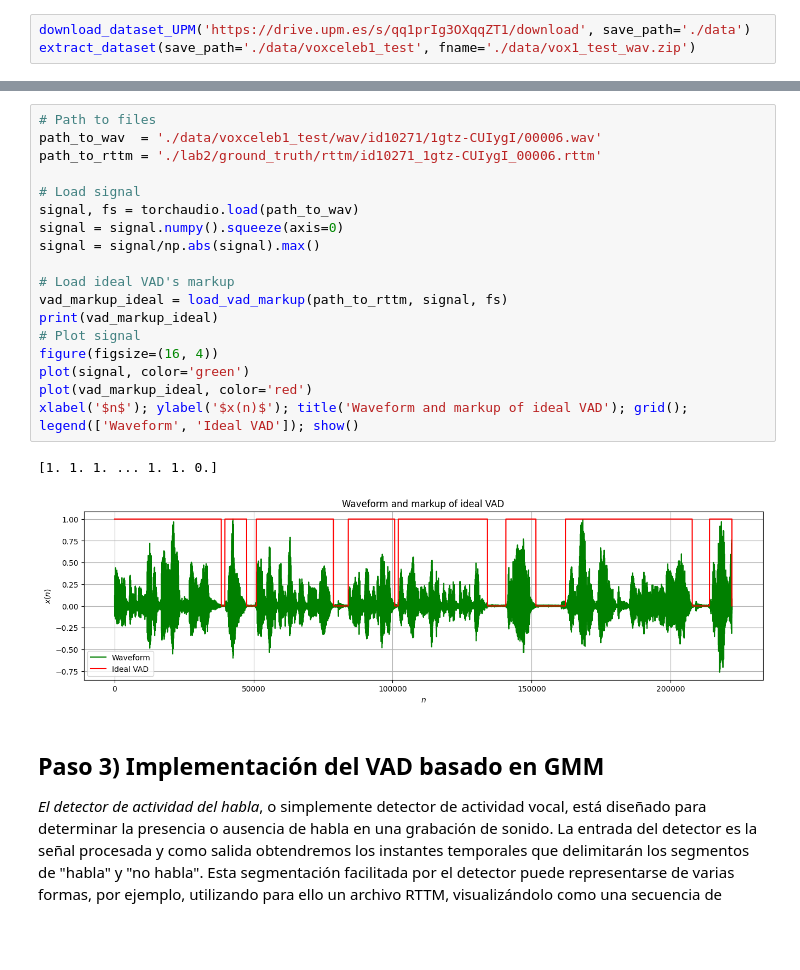
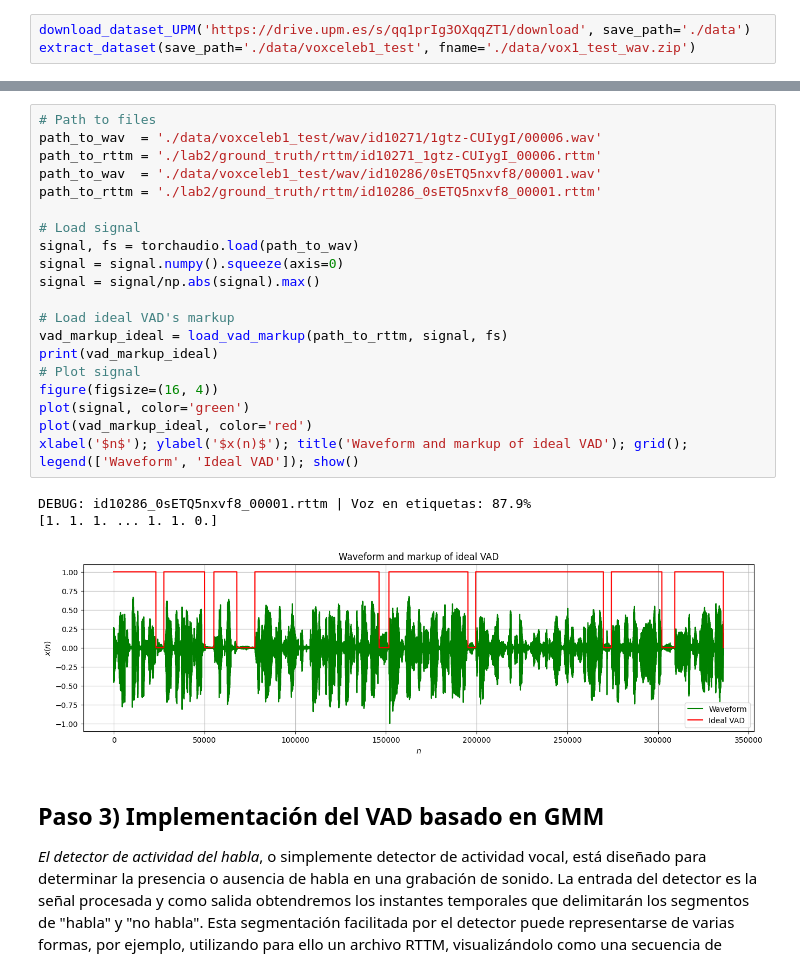
Before and after one commit to efhes/IDLO, a Jupyter notebook: lab2/GMM_lab.ipynb, the cells around one changed output, grey strips where cells are left out. Cells and saved outputs as stored; diff of their text form; blank space fills up the shorter version.

```diff
--- a/lab2/GMM_lab.ipynb
+++ b/lab2/GMM_lab.ipynb
@@ -199,24 +199,27 @@ A continuación se detallan las diferentes operaciones que debemos realizar:
 # %%
 # Path to files
 path_to_wav  = './data/voxceleb1_test/wav/id10271/1gtz-CUIygI/00006.wav'
 path_to_rttm = './lab2/ground_truth/rttm/id10271_1gtz-CUIygI_00006.rttm'
+path_to_wav  = './data/voxceleb1_test/wav/id10286/0sETQ5nxvf8/00001.wav'
+path_to_rttm = './lab2/ground_truth/rttm/id10286_0sETQ5nxvf8_00001.rttm'
 
 # Load signal
 signal, fs = torchaudio.load(path_to_wav)
 signal = signal.numpy().squeeze(axis=0)
 signal = signal/np.abs(signal).max()
 
 # Load ideal VAD's markup
 vad_markup_ideal = load_vad_markup(path_to_rttm, signal, fs)
 print(vad_markup_ideal)
 # Plot signal
 figure(figsize=(16, 4))
 plot(signal, color='green')
 plot(vad_markup_ideal, color='red')
 xlabel('$n$'); ylabel('$x(n)$'); title('Waveform and markup of ideal VAD'); grid(); legend(['Waveform', 'Ideal VAD']); show()
 # %% [output]
+DEBUG: id10286_0sETQ5nxvf8_00001.rttm | Voz en etiquetas: 87.9%
 [1. 1. 1. ... 1. 1. 0.]
-[figure, old version]
+[figure, new version]
 # %% [markdown]
 ## **Paso 3) Implementación del VAD basado en GMM**
 
```
Also changed, not shown: parts of 18 cells of this notebook, 1 other file.
